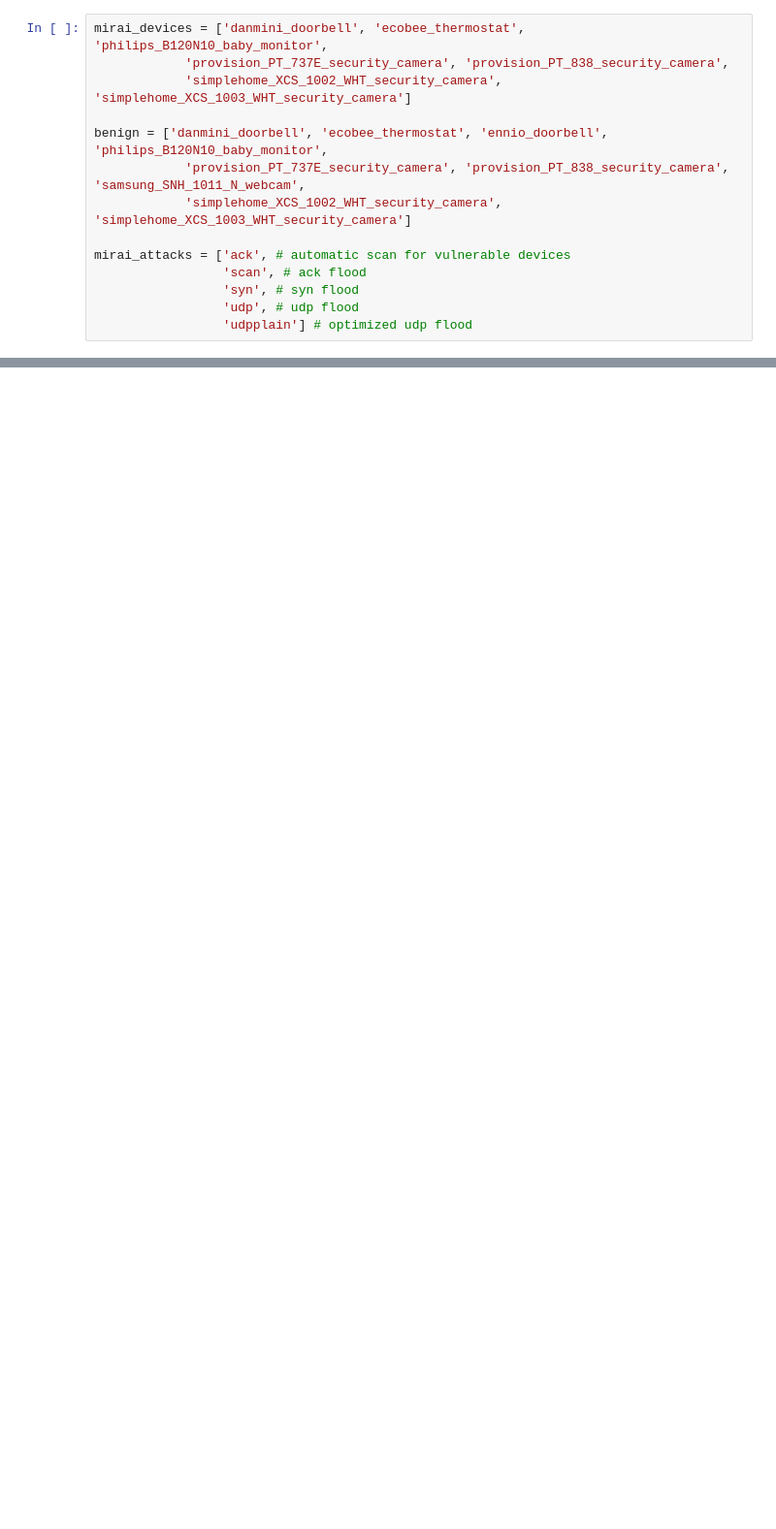
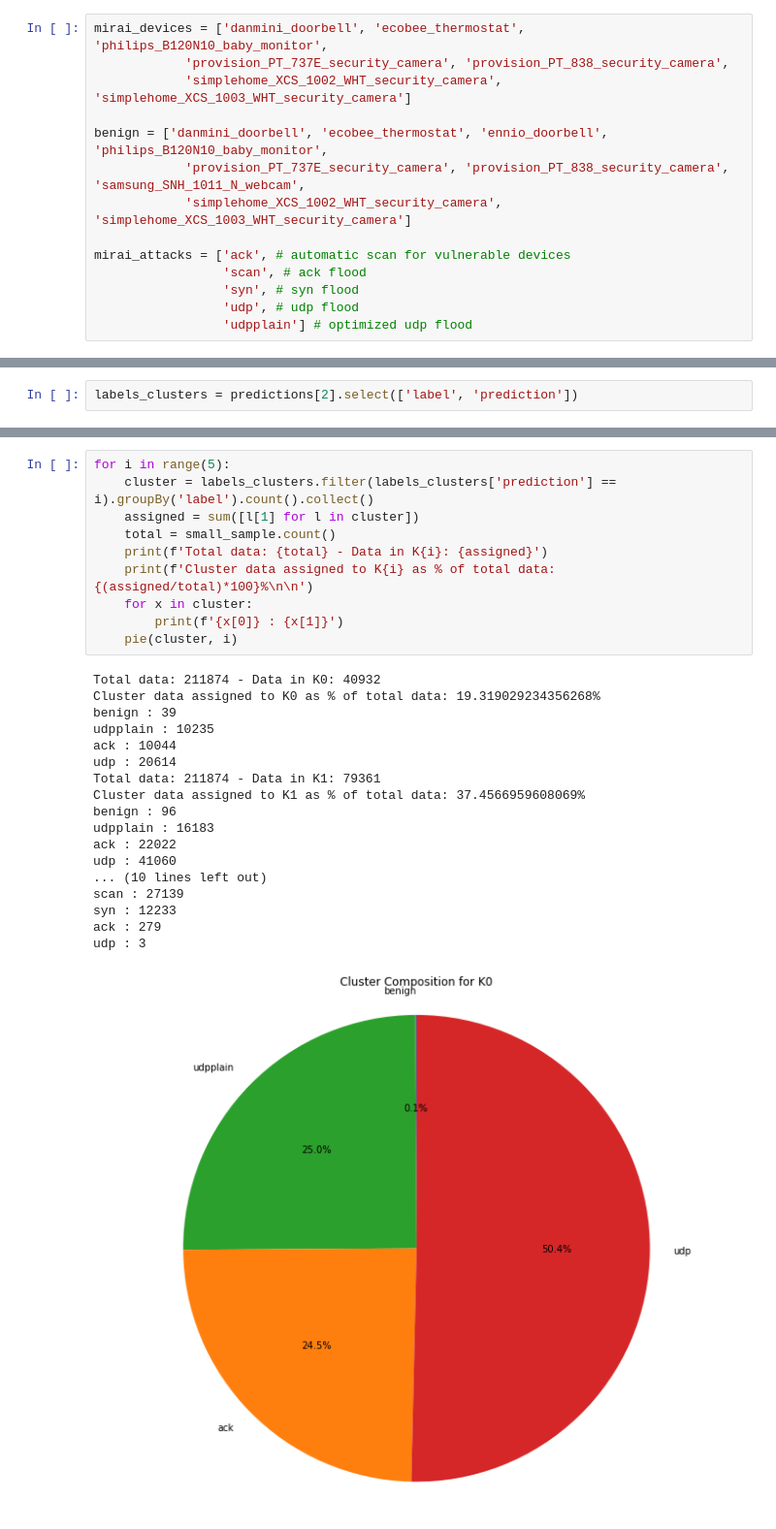
Before and after one commit to vmc9/BigDataProject, a Jupyter notebook: analysis/mirai_kmeans.ipynb, the cells around one changed output, grey strips where cells are left out. Shown at 97% size. Drawn from its saved outputs; the diff is of its cells as text; blank space fills up the shorter version.

```diff
--- a/analysis/mirai_kmeans.ipynb
+++ b/analysis/mirai_kmeans.ipynb
@@ -91,0 +152,2 @@ print(accuracy)
+# %%
+labels_clusters = predictions[2].select(['label', 'prediction'])
@@ -91,0 +172,29 @@ print(accuracy)
+# %%
+for i in range(5):
+    cluster = labels_clusters.filter(labels_clusters['prediction'] == i).groupBy('label').count().collect()
+    assigned = sum([l[1] for l in cluster])
+    total = small_sample.count()
+    print(f'Total data: {total} - Data in K{i}: {assigned}')
+    print(f'Cluster data assigned to K{i} as % of total data: {(assigned/total)*100}%\n\n')
+    for x in cluster:
+        print(f'{x[0]} : {x[1]}')
+    pie(cluster, i)
+# %% [output]
+Total data: 211874 - Data in K0: 40932
+Cluster data assigned to K0 as % of total data: 19.319029234356268%
+benign : 39
+udpplain : 10235
+ack : 10044
+udp : 20614
+Total data: 211874 - Data in K1: 79361
+Cluster data assigned to K1 as % of total data: 37.4566959608069%
+benign : 96
+udpplain : 16183
+ack : 22022
+udp : 41060
+... (10 lines left out)
+scan : 27139
+syn : 12233
+ack : 279
+udp : 3
+[figure, added]
```
Also changed, not shown: parts of 13 cells of this notebook, 1 other file.
